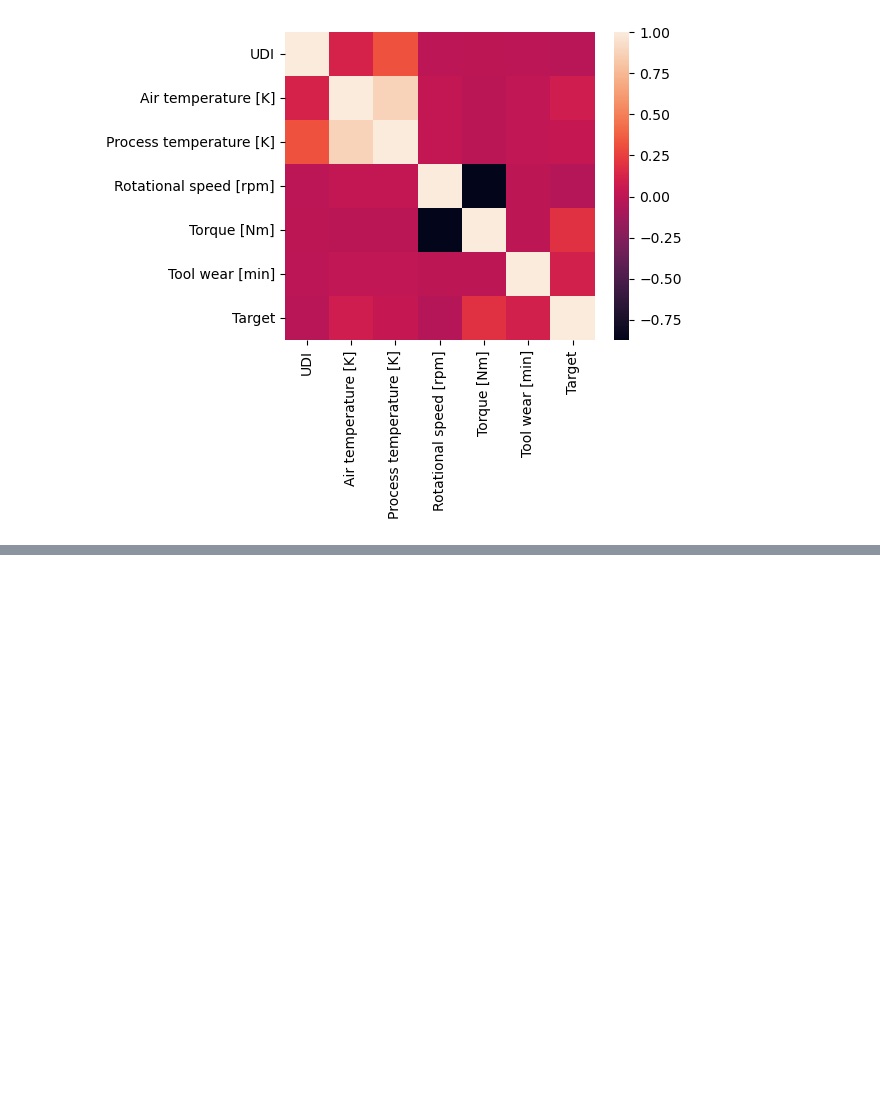
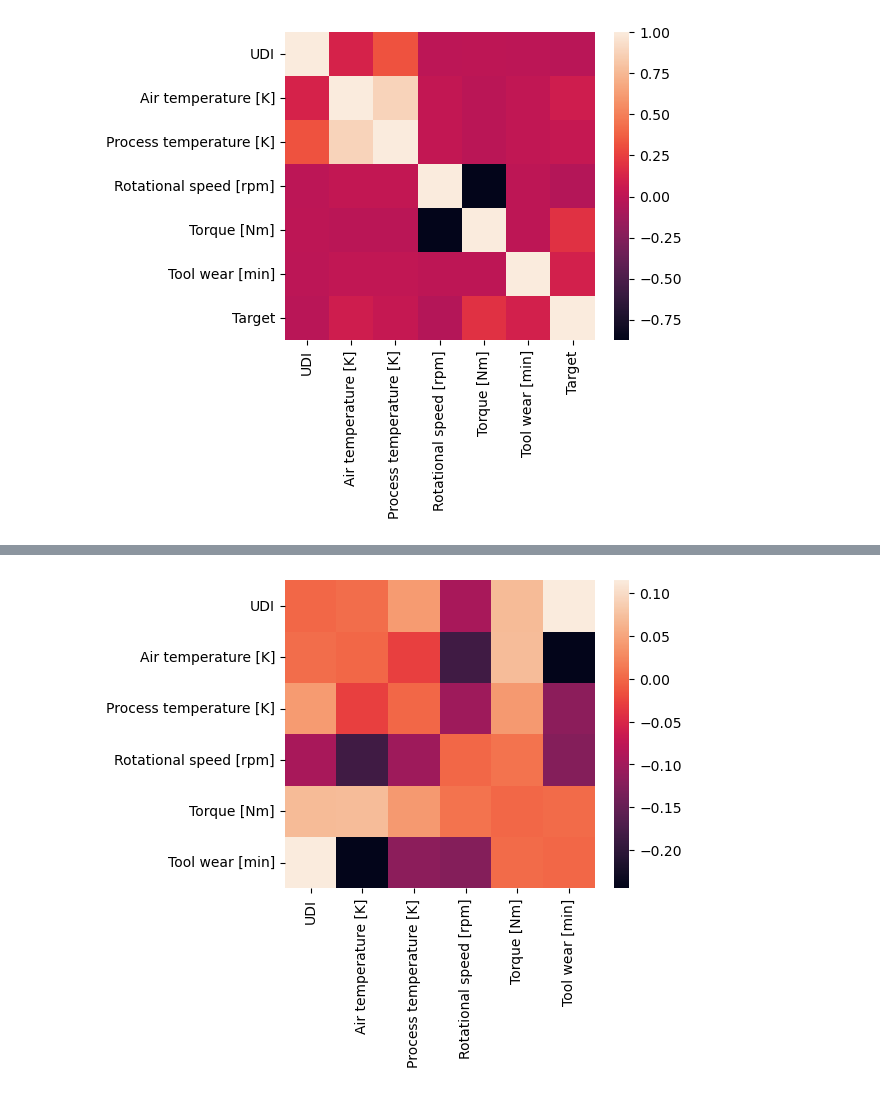
Before and after one commit to DiegoMZD/predictive_maintenance, a Jupyter notebook: notebooks/Data_Wrangling&EDA.ipynb, the cells around one changed output, grey strips where cells are left out. Saved outputs shown, nothing was run; the diff lists cells and outputs as text; code cells hidden in the pictures; blank space fills up the shorter version.

```diff
--- a/notebooks/Data_Wrangling&EDA.ipynb
+++ b/notebooks/Data_Wrangling&EDA.ipynb
@@ -134,0 +152,6 @@ sns.heatmap(data.select_dtypes(["int","float"]).corr());
+# %%
+diff = corr1 - corr0
+plt.subplots(figsize=(5,4))
+sns.heatmap(diff);
+# %% [output]
+[figure, added]
```
Also changed, not shown: parts of 1 cell of this notebook.
